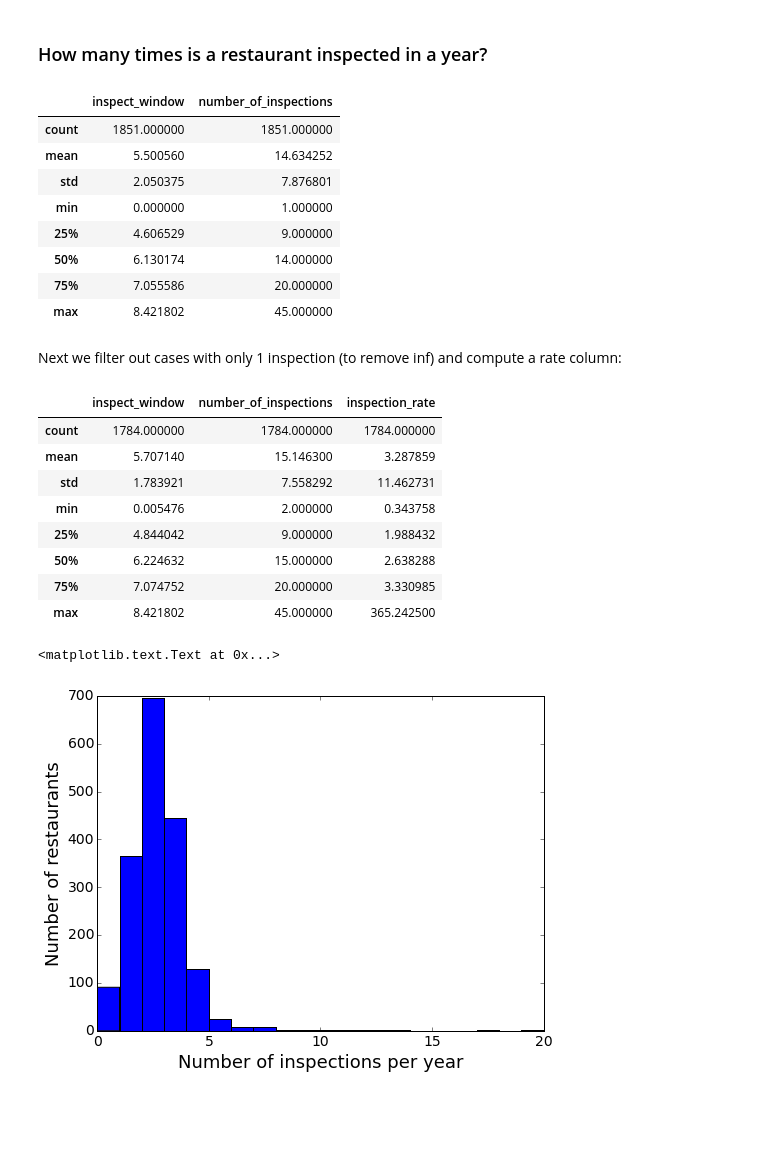
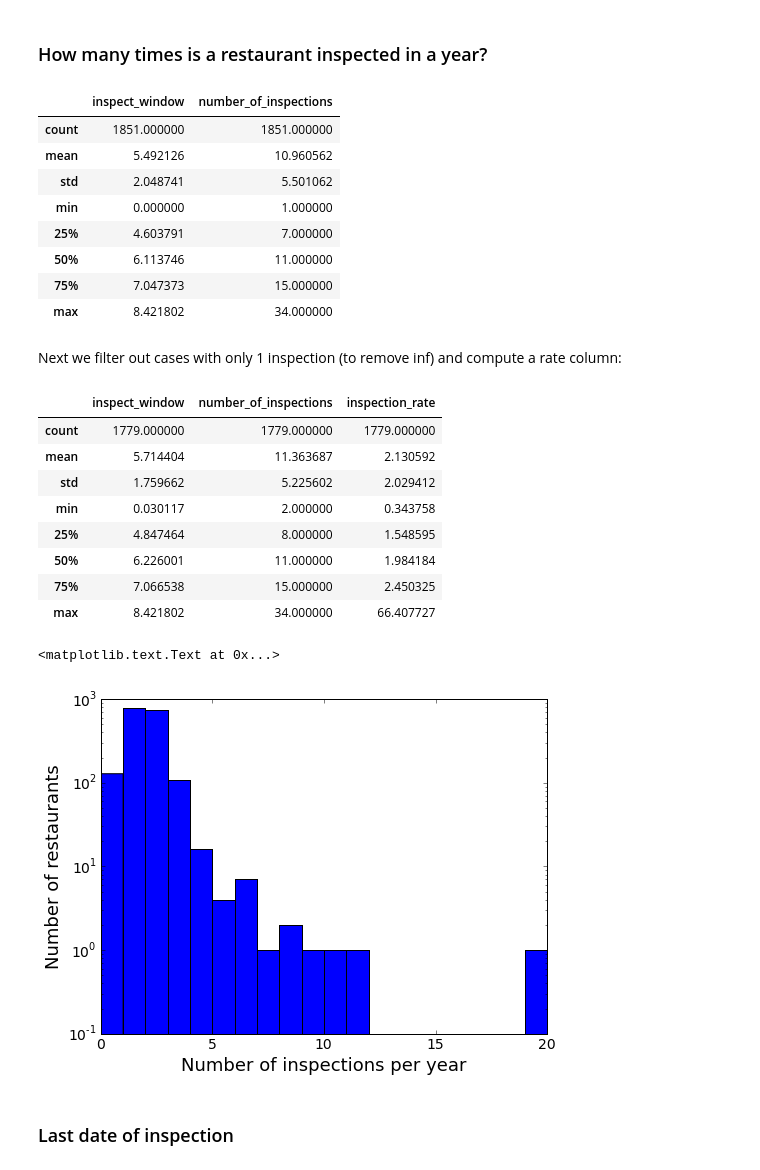
Before and after one commit to jhalverson/data_science, a Jupyter notebook: project_boston_restaurants/part_1_no_yelp.ipynb, the cells around one changed output. Cells and saved outputs as stored; diff of their text form; code cells hidden in the pictures; blank space fills up the shorter version.

Commit message:
Updated restaurants project

```diff
--- a/project_boston_restaurants/part_1_no_yelp.ipynb
+++ b/project_boston_restaurants/part_1_no_yelp.ipynb
@@ -10,7 +11,7 @@ import matplotlib.pyplot as plt
 %matplotlib inline
 plt.style.use('halverson')
 # %%
-df = pd.read_csv('training_labels.txt')
+df = pd.read_csv('data/training_labels.txt', parse_dates=['date'])
 df.head()
 # %% [output]
 |  | id | date | restaurant_id | * | ** | *** |
@@ -22,3 +41,7 @@ df.head()
+# %%
+from helper_methods import drop_duplicate_inspections
+df = df.sort_values(['restaurant_id', 'date'])
+df = drop_duplicate_inspections(df, threshold=60)
 # %%
 df.info()
 # %% [output]
@@ -63,5 +86,3 @@ sb.head()
 | 4 | 20979 | 2008-03-31 | XJ3rBW3R | 3 | 0 | 0 |
 # %% [markdown]
 ### Convert date to NumPy data type
-# %%
-df['date'] = pd.to_datetime(df['date'], infer_datetime_format=True)
@@ -419,13 +421,13 @@ dates_inspections.describe()
 # %% [output]
 |  | inspect_window | number_of_inspections |
 | count | 1851.000000 | 1851.000000 |
-| mean | 5.500560 | 14.634252 |
-| std | 2.050375 | 7.876801 |
+| mean | 5.492126 | 10.960562 |
+| std | 2.048741 | 5.501062 |
 | min | 0.000000 | 1.000000 |
-| 25% | 4.606529 | 9.000000 |
-| 50% | 6.130174 | 14.000000 |
-| 75% | 7.055586 | 20.000000 |
-| max | 8.421802 | 45.000000 |
+| 25% | 4.603791 | 7.000000 |
+| 50% | 6.113746 | 11.000000 |
+| 75% | 7.047373 | 15.000000 |
+| max | 8.421802 | 34.000000 |
 # %% [markdown]
 Next we filter out cases with only 1 inspection (to remove inf) and compute a rate column:
 # %%
@@ -434,19 +436,22 @@ dates_inspections['inspection_rate'] = dates_inspections['number_of_inspections'
 dates_inspections.describe()
 # %% [output]
 |  | inspect_window | number_of_inspections | inspection_rate |
-| count | 1784.000000 | 1784.000000 | 1784.000000 |
-| mean | 5.707140 | 15.146300 | 3.287859 |
-| std | 1.783921 | 7.558292 | 11.462731 |
-| min | 0.005476 | 2.000000 | 0.343758 |
-| 25% | 4.844042 | 9.000000 | 1.988432 |
-| 50% | 6.224632 | 15.000000 | 2.638288 |
-| 75% | 7.074752 | 20.000000 | 3.330985 |
-| max | 8.421802 | 45.000000 | 365.242500 |
+| count | 1779.000000 | 1779.000000 | 1779.000000 |
+| mean | 5.714404 | 11.363687 | 2.130592 |
+| std | 1.759662 | 5.225602 | 2.029412 |
+| min | 0.030117 | 2.000000 | 0.343758 |
+| 25% | 4.847464 | 8.000000 | 1.548595 |
+| 50% | 6.226001 | 11.000000 | 1.984184 |
+| 75% | 7.066538 | 15.000000 | 2.450325 |
+| max | 8.421802 | 34.000000 | 66.407727 |
 # %%
-plt.hist(dates_inspections['inspection_rate'], bins=20, range=(0, 20))
+plt.hist(dates_inspections['inspection_rate'], bins=20, range=(0, 20), log=True)
+plt.ylim(0.1, 1000)
 plt.ylabel('Number of restaurants')
 plt.xlabel('Number of inspections per year')
 plt.ylabel('Number of restaurants')
 # %% [output]
 <matplotlib.text.Text at 0x...>
-[figure, old version]
+[figure, new version]
+# %% [markdown]
+### Last date of inspection
```
Also changed, not shown: parts of 38 cells of this notebook, 5 other files.
